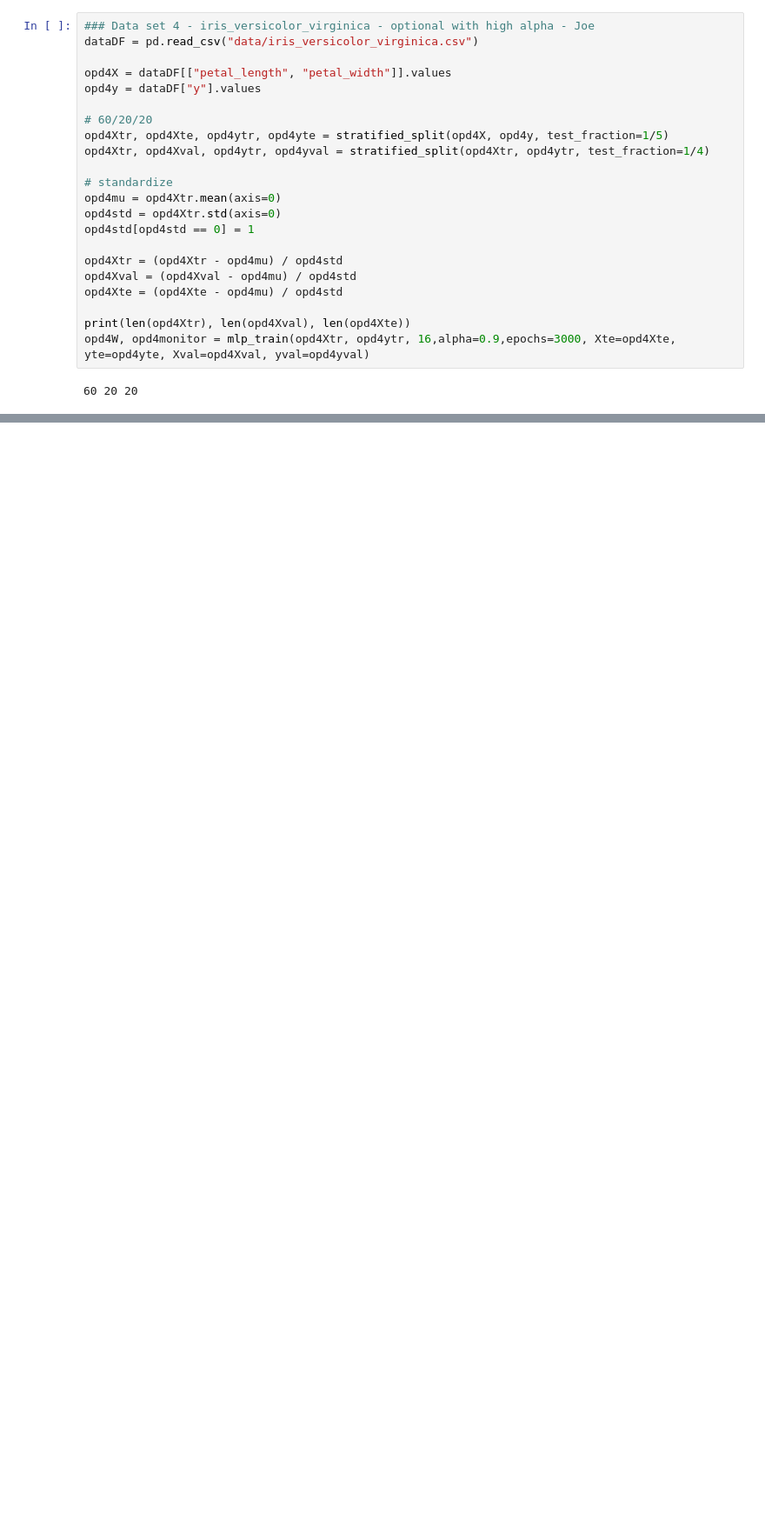
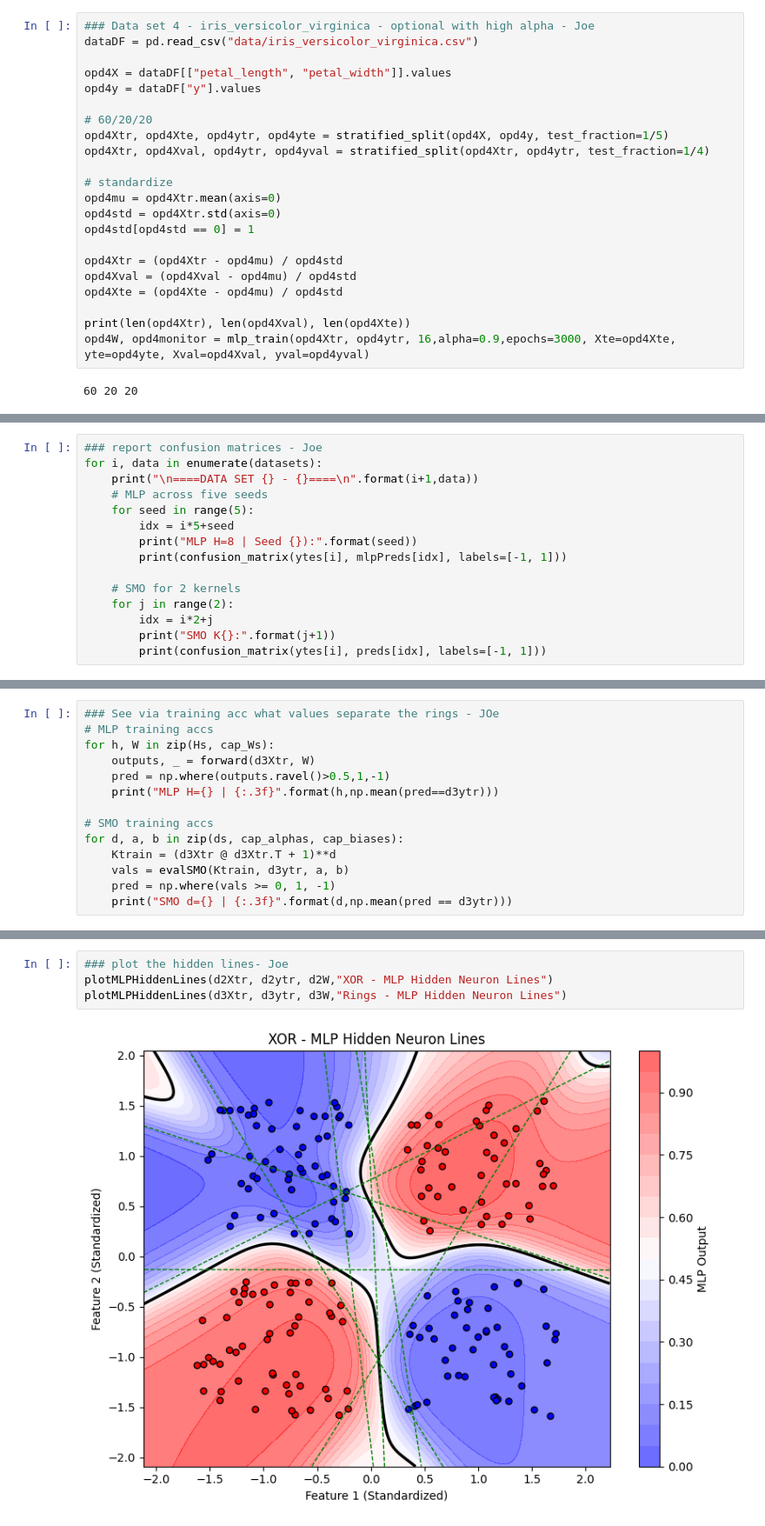
Before and after one commit to JosephAFerguson/CS6037_MachineLearning, a Jupyter notebook: Assignment6/code.ipynb, the cells around one changed output, grey strips where cells are left out. Shown at 87% size. Drawn from its saved outputs; the diff is of its cells as text; blank space fills up the shorter version.

```diff
--- a/Assignment6/code.ipynb
+++ b/Assignment6/code.ipynb
@@ -581,0 +958,15 @@ yte = testDF["y"].values
+# %%
+### report confusion matrices - Joe
+for i, data in enumerate(datasets):
+    print("\n====DATA SET {} - {}====\n".format(i+1,data))
+    # MLP across five seeds
+    for seed in range(5):
+        idx = i*5+seed
+        print("MLP H=8 | Seed {}):".format(seed))
+        print(confusion_matrix(ytes[i], mlpPreds[idx], labels=[-1, 1]))
+
+    # SMO for 2 kernels
+    for j in range(2):
+        idx = i*2+j
+        print("SMO K{}:".format(j+1))
+        print(confusion_matrix(ytes[i], preds[idx], labels=[-1, 1]))
@@ -581,0 +1161,14 @@ yte = testDF["y"].values
+# %%
+### See via training acc what values separate the rings - JOe
+# MLP training accs
+for h, W in zip(Hs, cap_Ws):
+    outputs, _ = forward(d3Xtr, W)
+    pred = np.where(outputs.ravel()>0.5,1,-1)
+    print("MLP H={} | {:.3f}".format(h,np.mean(pred==d3ytr)))
+
+# SMO training accs
+for d, a, b in zip(ds, cap_alphas, cap_biases):
+    Ktrain = (d3Xtr @ d3Xtr.T + 1)**d
+    vals = evalSMO(Ktrain, d3ytr, a, b)
+    pred = np.where(vals >= 0, 1, -1)
+    print("SMO d={} | {:.3f}".format(d,np.mean(pred == d3ytr)))
@@ -581,0 +1247,6 @@ yte = testDF["y"].values
+# %%
+### plot the hidden lines- Joe
+plotMLPHiddenLines(d2Xtr, d2ytr, d2W,"XOR - MLP Hidden Neuron Lines")
+plotMLPHiddenLines(d3Xtr, d3ytr, d3W,"Rings - MLP Hidden Neuron Lines")
+# %% [output]
+[figure, added]
```
Also changed, not shown: parts of 37 cells of this notebook, 26 other files.
